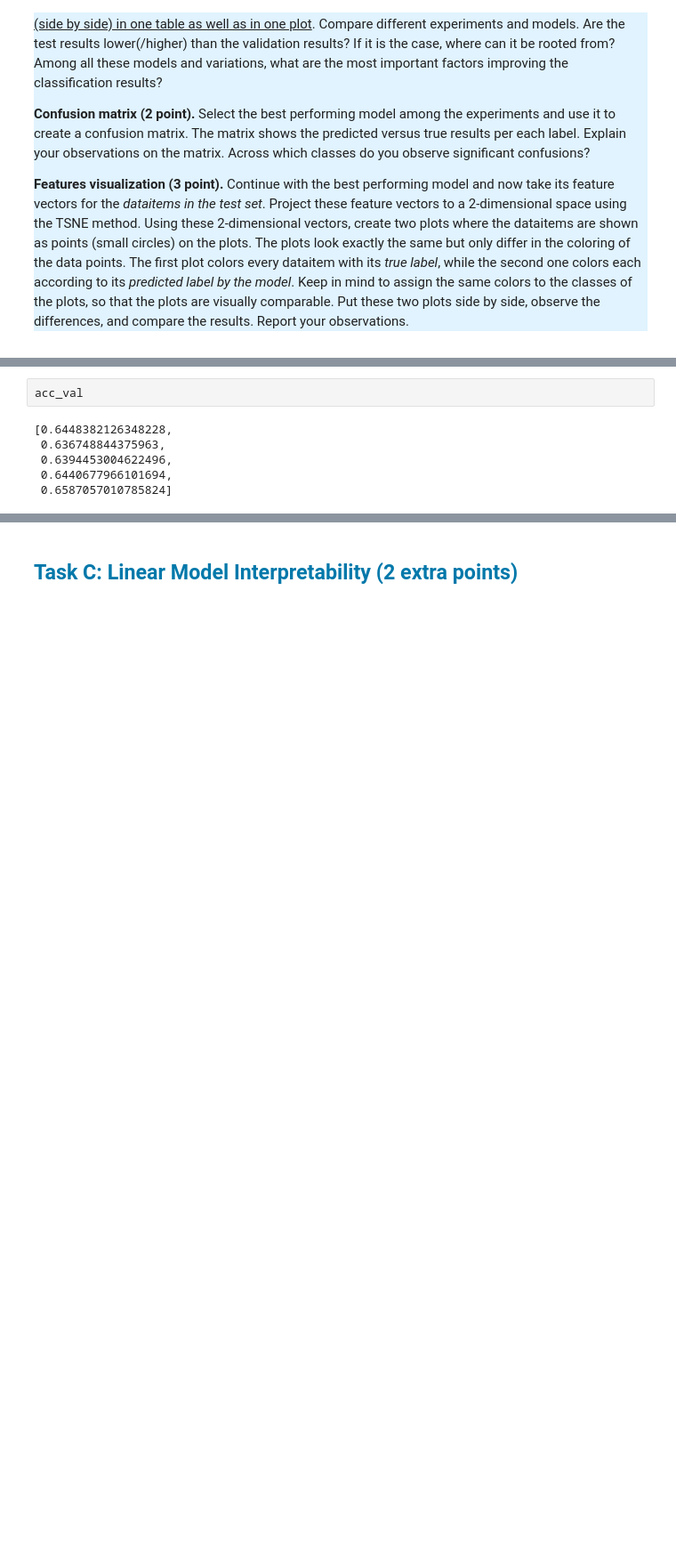
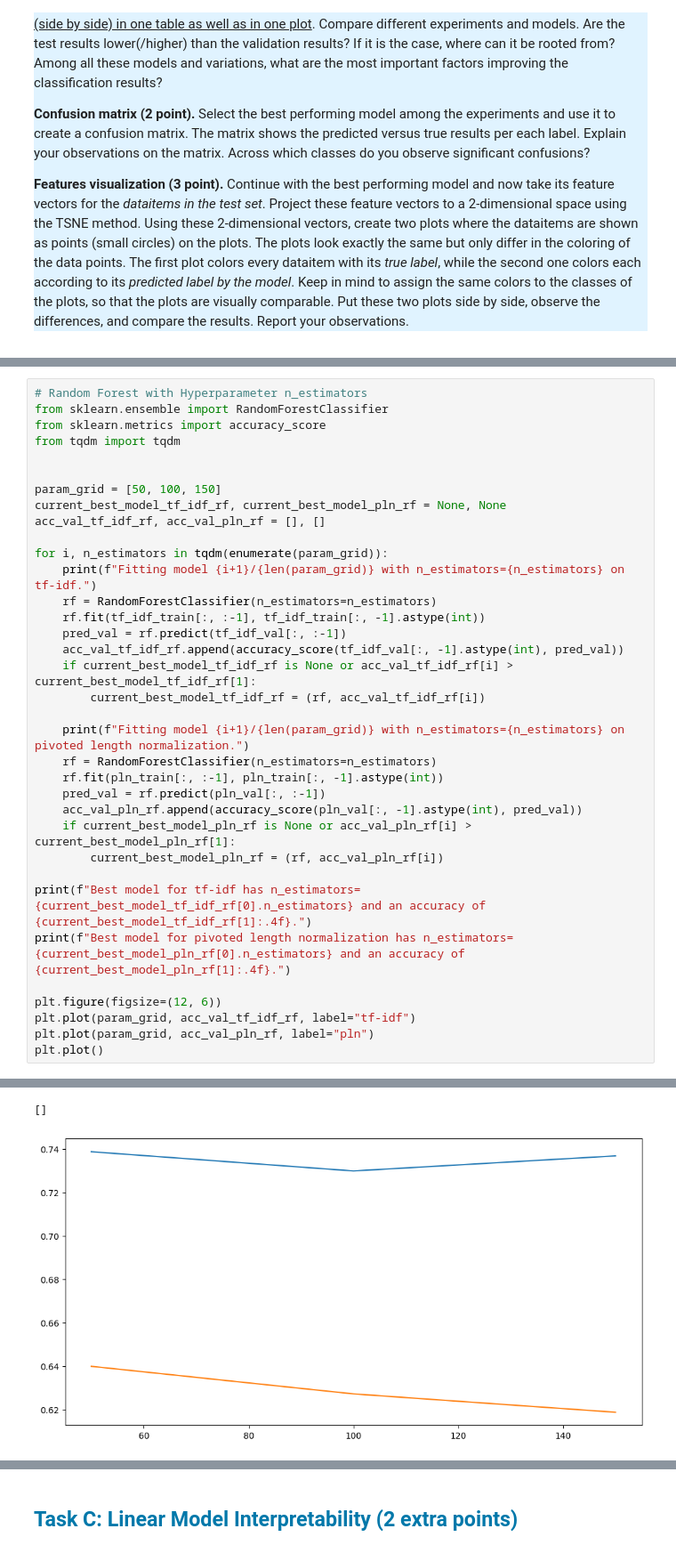
Before and after one commit to th3lias/Natural-Language-Processing, a Jupyter notebook: Assignment 1/Assignment1.ipynb, the cells around one changed output, grey strips where cells are left out. Shown: that part at 89% size. Saved outputs shown, nothing was run; the diff lists cells and outputs as text; blank space fills up the shorter version.

```diff
--- a/Assignment 1/Assignment1.ipynb
+++ b/Assignment 1/Assignment1.ipynb
@@ -504,8 +465,36 @@ plt.show()
-# %%
-acc_val
-# %% [output]
-[0.6448382126348228,
- 0.636748844375963,
- 0.6394453004622496,
- 0.6440677966101694,
- 0.6587057010785824]
+# %%
+# Random Forest with Hyperparameter n_estimators
+from sklearn.ensemble import RandomForestClassifier
+from sklearn.metrics import accuracy_score
+from tqdm import tqdm
+
+
+param_grid = [50, 100, 150]
+current_best_model_tf_idf_rf, current_best_model_pln_rf = None, None
+acc_val_tf_idf_rf, acc_val_pln_rf = [], []
+
+for i, n_estimators in tqdm(enumerate(param_grid)):
+    print(f"Fitting model {i+1}/{len(param_grid)} with n_estimators={n_estimators} on tf-idf.")
+    rf = RandomForestClassifier(n_estimators=n_estimators)
+    rf.fit(tf_idf_train[:, :-1], tf_idf_train[:, -1].astype(int))
+    pred_val = rf.predict(tf_idf_val[:, :-1])
+    acc_val_tf_idf_rf.append(accuracy_score(tf_idf_val[:, -1].astype(int), pred_val))
+    if current_best_model_tf_idf_rf is None or acc_val_tf_idf_rf[i] > current_best_model_tf_idf_rf[1]:
+        current_best_model_tf_idf_rf = (rf, acc_val_tf_idf_rf[i])
+
+    print(f"Fitting model {i+1}/{len(param_grid)} with n_estimators={n_estimators} on pivoted length normalization.")
+    rf = RandomForestClassifier(n_estimators=n_estimators)
+    rf.fit(pln_train[:, :-1], pln_train[:, -1].astype(int))
+    pred_val = rf.predict(pln_val[:, :-1])
+    acc_val_pln_rf.append(accuracy_score(pln_val[:, -1].astype(int), pred_val))
+    if current_best_model_pln_rf is None or acc_val_pln_rf[i] > current_best_model_pln_rf[1]:
+        current_best_model_pln_rf = (rf, acc_val_pln_rf[i])
+
+print(f"Best model for tf-idf has n_estimators={current_best_model_tf_idf_rf[0].n_estimators} and an accuracy of {current_best_model_tf_idf_rf[1]:.4f}.")
+print(f"Best model for pivoted length normalization has n_estimators={current_best_model_pln_rf[0].n_estimators} and an accuracy of {current_best_model_pln_rf[1]:.4f}.")
+
+plt.figure(figsize=(12, 6))
+plt.plot(param_grid, acc_val_tf_idf_rf, label="tf-idf")
+plt.plot(param_grid, acc_val_pln_rf, label="pln")
+plt.plot()
+# %% [output]
@@ -511,0 +509,2 @@ acc_val
+[]
+[figure, added]
```
Also changed, not shown: parts of 7 cells of this notebook.
